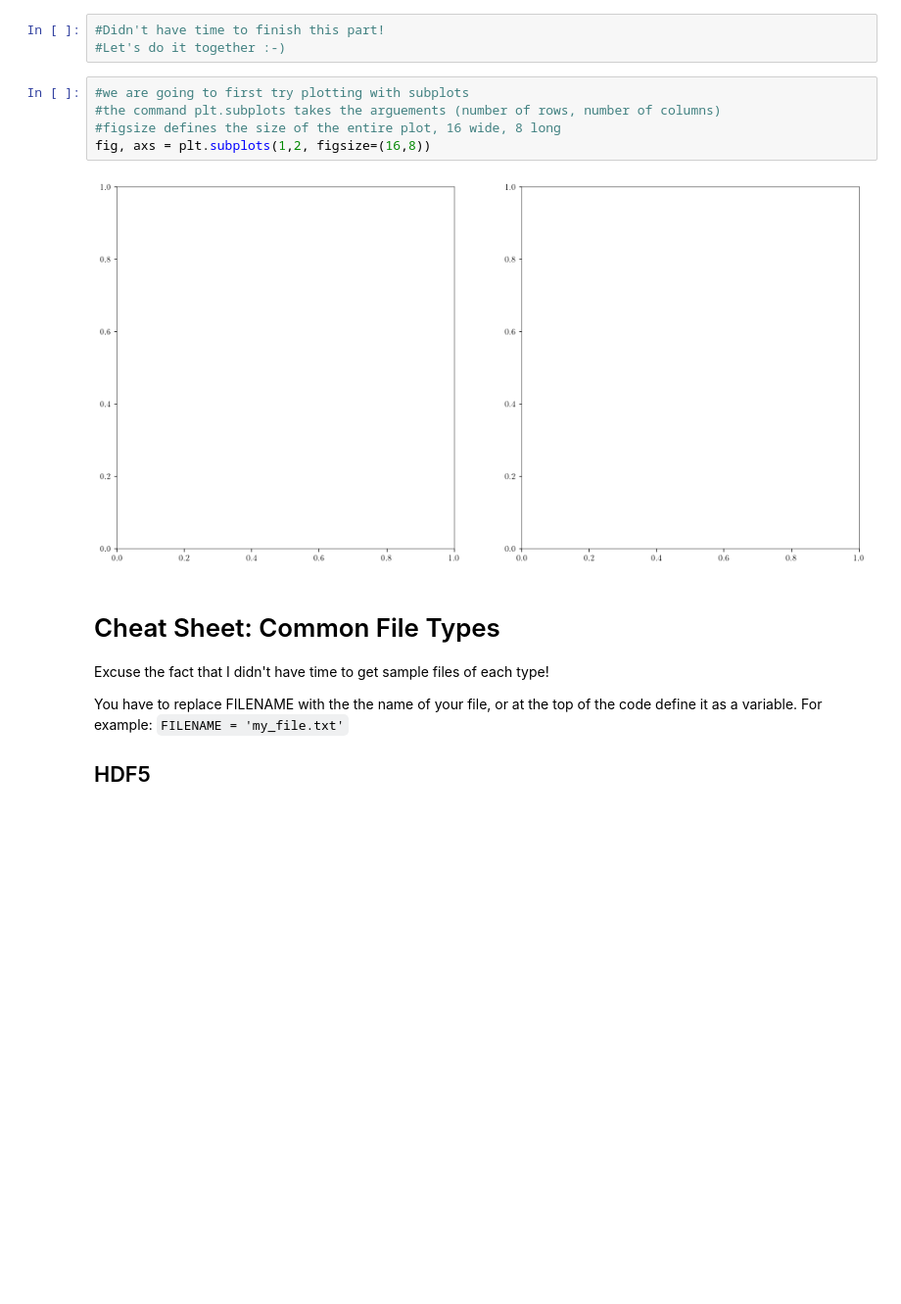
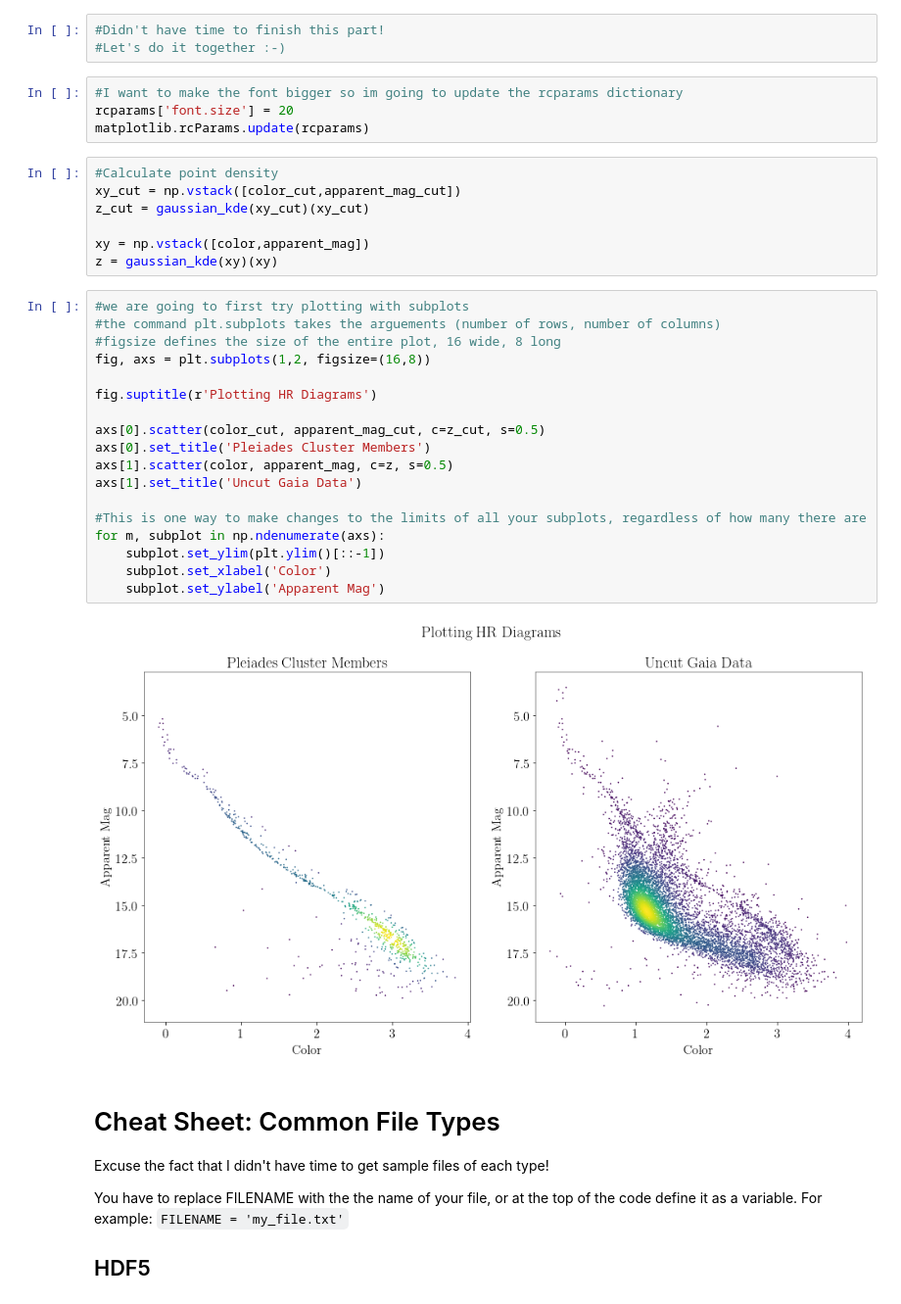
Before and after one commit to yasmeenasali/BlueShift_Hackathon_2019, a Jupyter notebook: BlueShift_Hackathon_2019.ipynb, the cells around one changed output. Shown: that part at 98% size. Drawn from its saved outputs; the diff is of its cells as text; blank space fills up the shorter version.

Commit message:
added pretty plots

```diff
--- a/BlueShift_Hackathon_2019.ipynb
+++ b/BlueShift_Hackathon_2019.ipynb
@@ -247,13 +248,37 @@ Great! It looks like we've downselected with minimal contamination! Now its time
 # %%
 #Didn't have time to finish this part!
 #Let's do it together :-)
+# %%
+#I want to make the font bigger so im going to update the rcparams dictionary
+rcparams['font.size'] = 20
+matplotlib.rcParams.update(rcparams)
+# %%
+#Calculate point density
+xy_cut = np.vstack([color_cut,apparent_mag_cut])
+z_cut = gaussian_kde(xy_cut)(xy_cut)
+
+xy = np.vstack([color,apparent_mag])
+z = gaussian_kde(xy)(xy)
 # %%
 #we are going to first try plotting with subplots
 #the command plt.subplots takes the arguements (number of rows, number of columns)
 #figsize defines the size of the entire plot, 16 wide, 8 long
 fig, axs = plt.subplots(1,2, figsize=(16,8))
+
+fig.suptitle(r'Plotting HR Diagrams')
+
+axs[0].scatter(color_cut, apparent_mag_cut, c=z_cut, s=0.5)
+axs[0].set_title('Pleiades Cluster Members')
+axs[1].scatter(color, apparent_mag, c=z, s=0.5)
+axs[1].set_title('Uncut Gaia Data')
+
+#This is one way to make changes to the limits of all your subplots, regardless of how many there are
+for m, subplot in np.ndenumerate(axs):
+    subplot.set_ylim(plt.ylim()[::-1])
+    subplot.set_xlabel('Color')
+    subplot.set_ylabel('Apparent Mag')
 # %% [output]
-[figure, old version]
+[figure, new version]
 # %% [markdown]
 # Cheat Sheet: Common File Types
 
```
Also changed, not shown: parts of 1 cell of this notebook.
